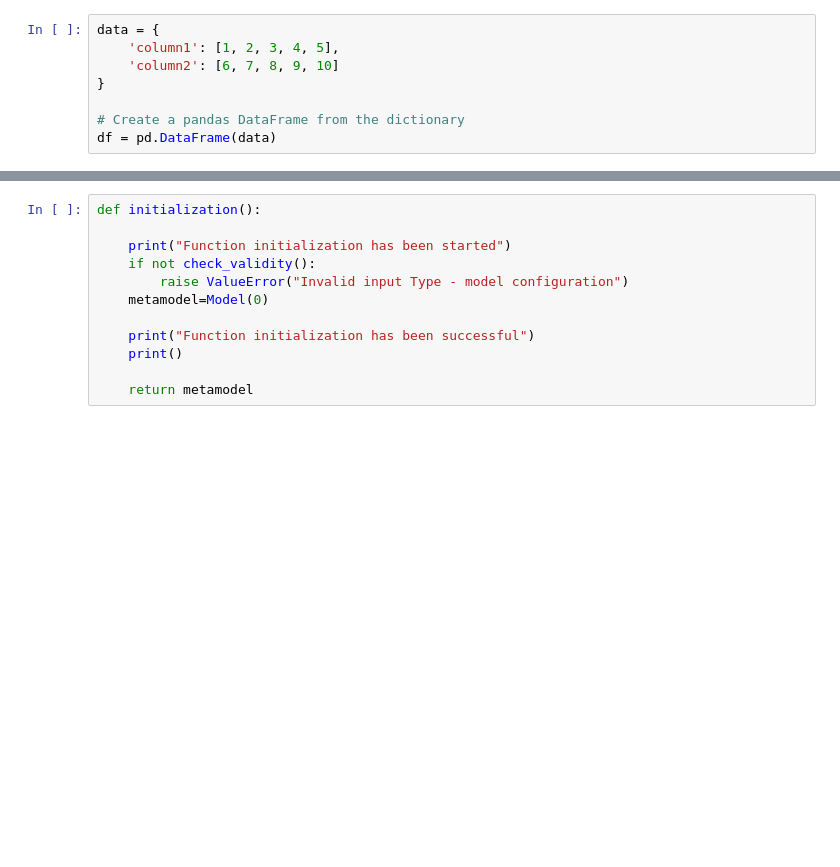
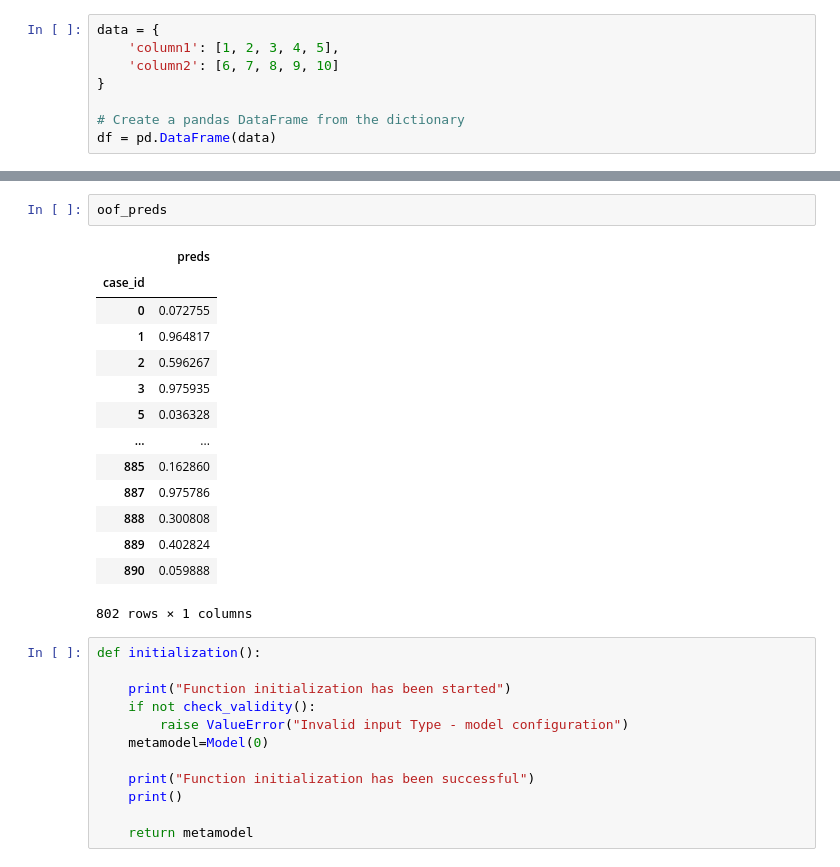
Before and after one commit to matousfamera/Home_Credit_Kaggle, a Jupyter notebook: theseus/theseus-inference.ipynb, the cells around one changed output, grey strips where cells are left out. Drawn from its saved outputs; the diff is of its cells as text; blank space fills up the shorter version.

```diff
--- a/theseus/theseus-inference.ipynb
+++ b/theseus/theseus-inference.ipynb
@@ -273,3 +425,20 @@ dtype: float64
+# %%
+oof_preds
+# %% [output]
+|  | preds |
+| case_id |  |
+| 0 | 0.072755 |
+| 1 | 0.964817 |
+| 2 | 0.596267 |
+| 3 | 0.975935 |
+| 5 | 0.036328 |
+| ... | ... |
+| 885 | 0.162860 |
+| 887 | 0.975786 |
+| 888 | 0.300808 |
+| 889 | 0.402824 |
+| 890 | 0.059888 |
+802 rows × 1 columns
 # %%
 def initialization():
 
```
Also changed, not shown: parts of 16 cells of this notebook.
